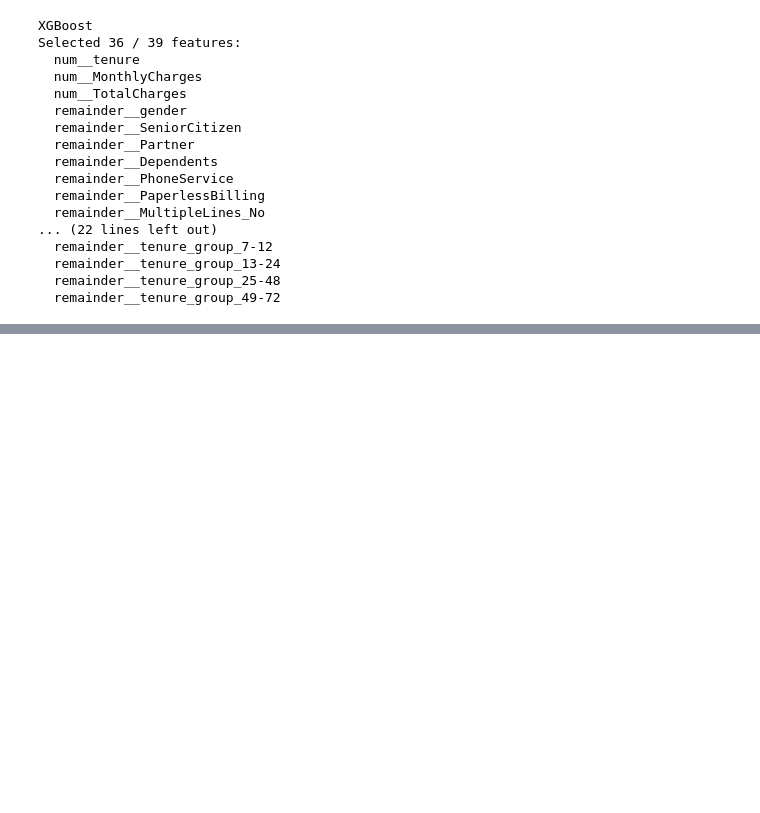
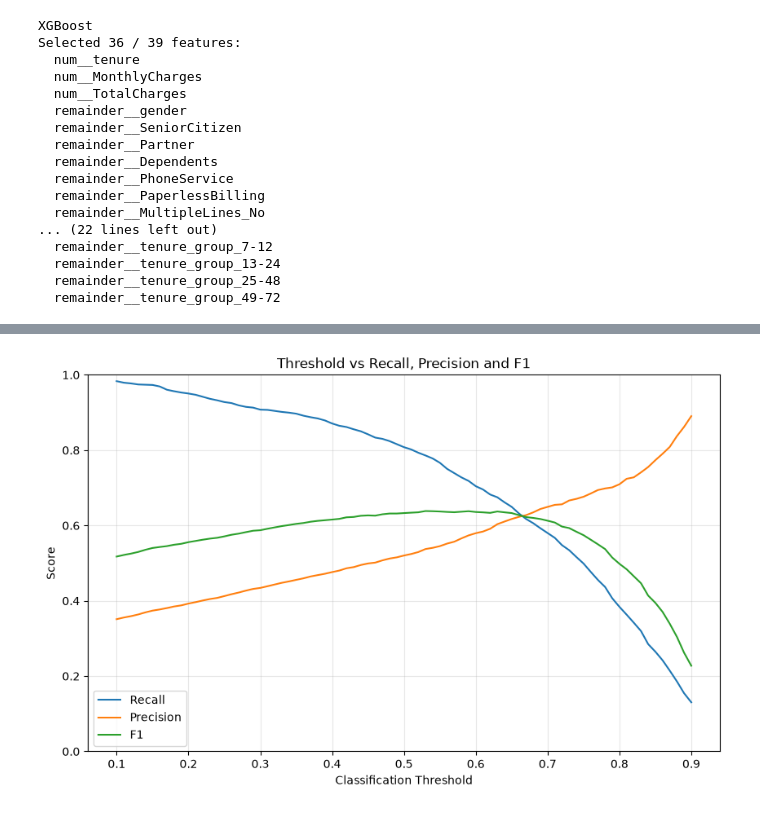
Before and after one commit to pvs-7/end-to-end-ML-Churn-with-FastAPI-MLFlow-Docker-AWS, a Jupyter notebook: notebooks/EDA.ipynb, the cells around one changed output, grey strips where cells are left out. Drawn from its saved outputs; the diff is of its cells as text; code cells hidden in the pictures; blank space fills up the shorter version.

```diff
--- a/notebooks/EDA.ipynb
+++ b/notebooks/EDA.ipynb
@@ -1970,0 +2084,11 @@ Selected 36 / 39 features:
+# %%
+from sklearn.model_selection import cross_val_predict
+
+oof_proba = cross_val_predict(
+    xgb,
+    X_train_final,
+    y_train,
+    cv=cv,
+    method="predict_proba",
+    n_jobs=-1
+)[:, 1]
@@ -1970,0 +2131,32 @@ Selected 36 / 39 features:
+# %%
+import matplotlib.pyplot as plt
+
+plt.figure(figsize=(10, 6))
+
+plt.plot(
+    threshold_df["threshold"],
+    threshold_df["recall"],
+    label="Recall"
+)
+
+plt.plot(
+    threshold_df["threshold"],
+    threshold_df["precision"],
+    label="Precision"
+)
+
+plt.plot(
+    threshold_df["threshold"],
+    threshold_df["f1"],
+    label="F1"
+)
+
+plt.xlabel("Classification Threshold")
+plt.ylabel("Score")
+plt.title("Threshold vs Recall, Precision and F1")
+plt.ylim(0, 1)
+plt.legend()
+plt.grid(alpha=0.3)
+plt.show()
+# %% [output]
+[figure, added]
```
Also changed, not shown: parts of 52 cells of this notebook.
